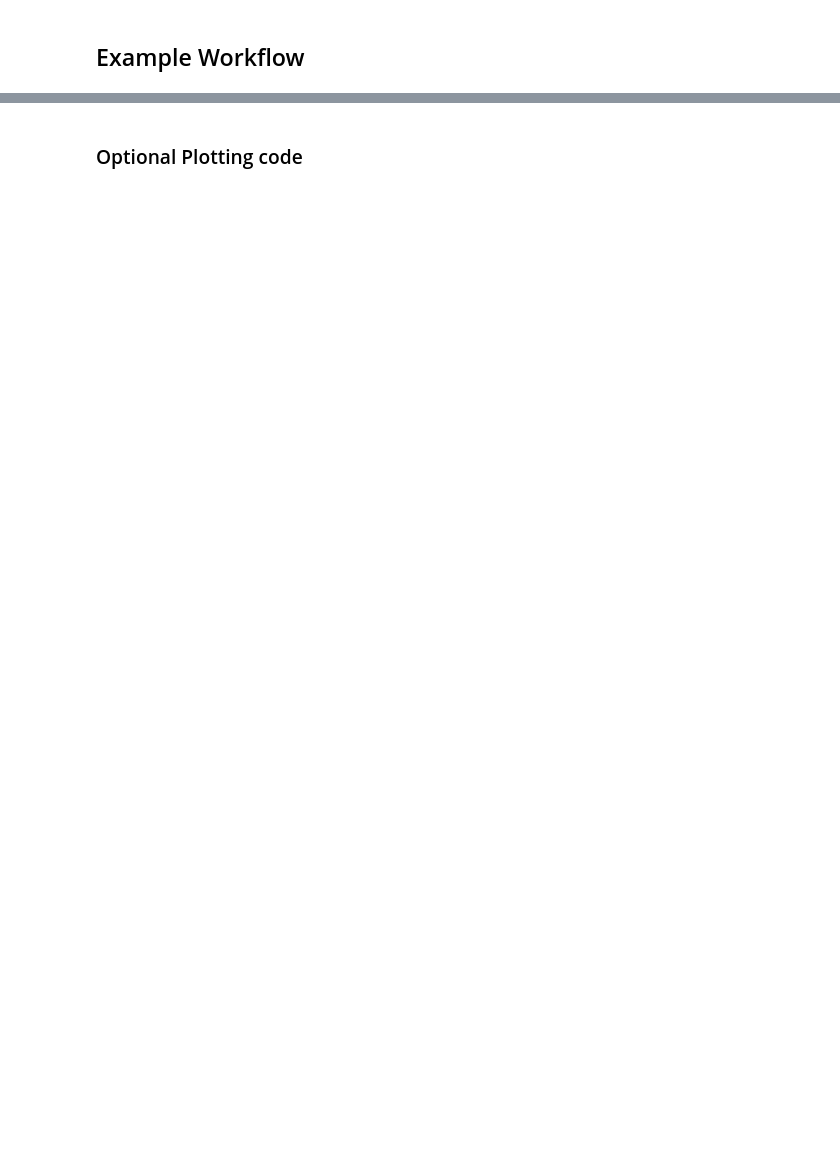
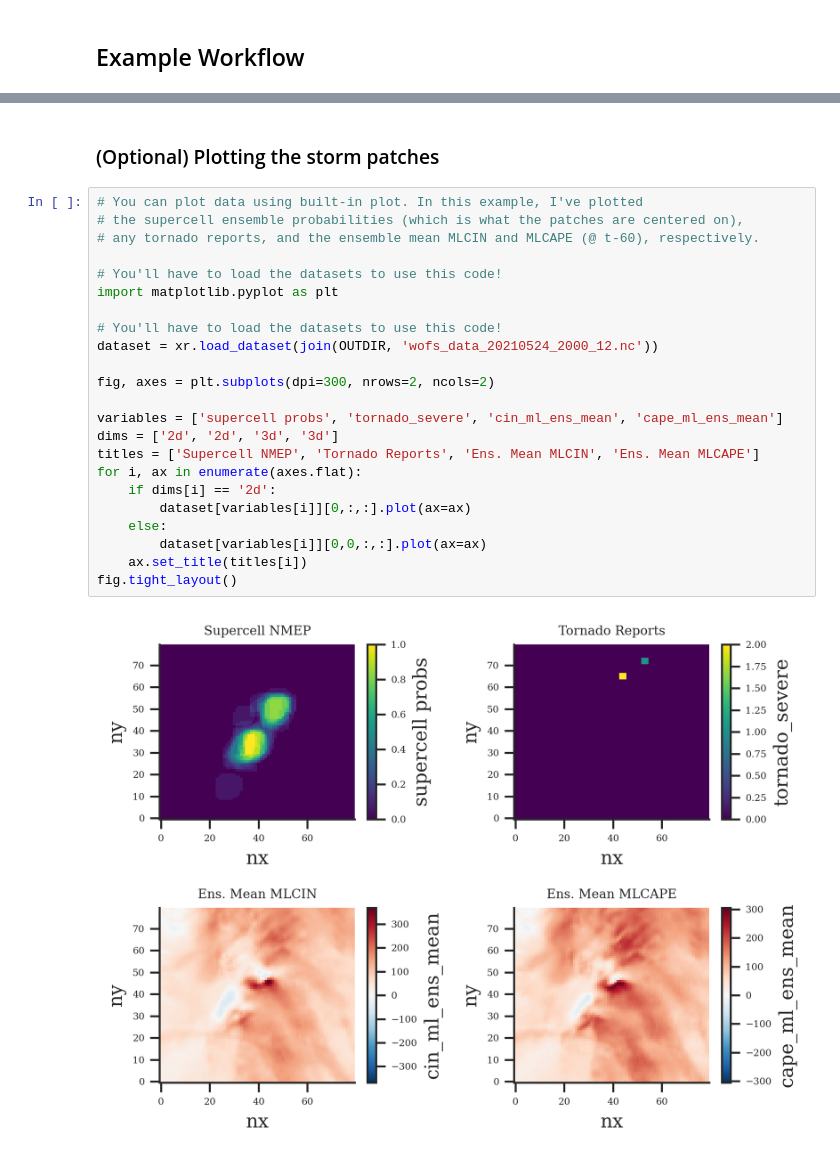
Before and after one commit to monte-flora/wofs-env-analysis, a Jupyter notebook: notebooks/data_pipeline.ipynb, the cells around one changed output, grey strips where cells are left out. Drawn from its saved outputs; the diff is of its cells as text; blank space fills up the shorter version.

```diff
--- a/notebooks/data_pipeline.ipynb
+++ b/notebooks/data_pipeline.ipynb
@@ -216,2 +318,27 @@ dataset['supercell probs'][0,:,:].plot()
 # %% [markdown]
-### Optional Plotting code
+### (Optional) Plotting the storm patches
+# %%
+# You can plot data using built-in plot. In this example, I've plotted
+# the supercell ensemble probabilities (which is what the patches are centered on),
+# any tornado reports, and the ensemble mean MLCIN and MLCAPE (@ t-60), respectively.
+
+# You'll have to load the datasets to use this code!
+import matplotlib.pyplot as plt
+
+# You'll have to load the datasets to use this code!
+dataset = xr.load_dataset(join(OUTDIR, 'wofs_data_20210524_2000_12.nc'))
+
+fig, axes = plt.subplots(dpi=300, nrows=2, ncols=2)
+
+variables = ['supercell probs', 'tornado_severe', 'cin_ml_ens_mean', 'cape_ml_ens_mean']
+dims = ['2d', '2d', '3d', '3d']
+titles = ['Supercell NMEP', 'Tornado Reports', 'Ens. Mean MLCIN', 'Ens. Mean MLCAPE']
+for i, ax in enumerate(axes.flat):
+    if dims[i] == '2d':
+        dataset[variables[i]][0,:,:].plot(ax=ax)
+    else:
+        dataset[variables[i]][0,0,:,:].plot(ax=ax)
+    ax.set_title(titles[i])
+fig.tight_layout()
+# %% [output]
+[figure, added]
```
Also changed, not shown: parts of 18 cells of this notebook, 1 other file.
